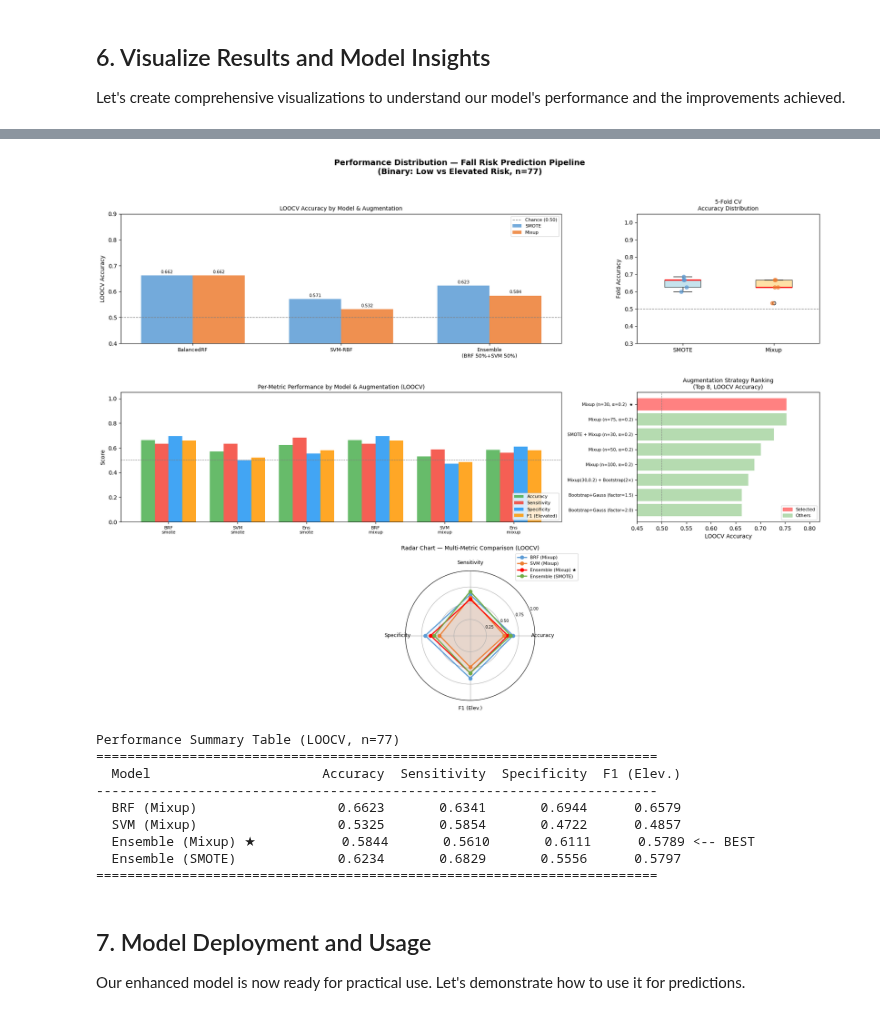
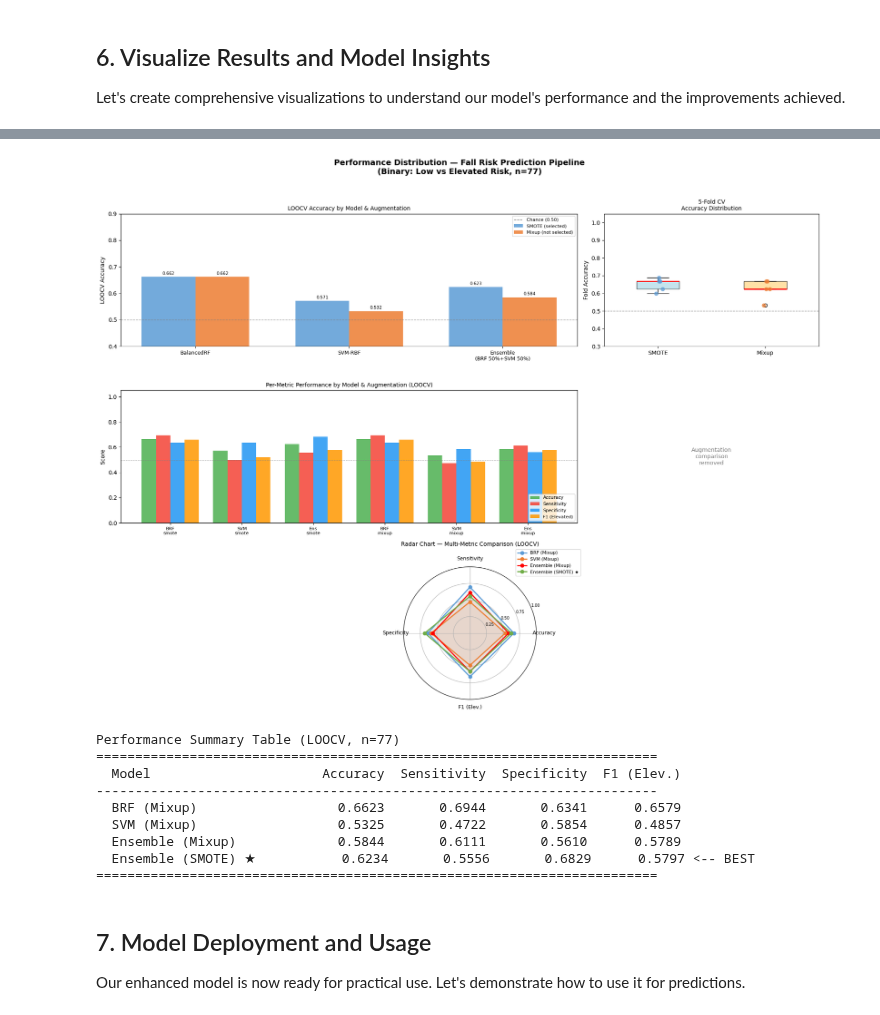
Before and after one commit to ImWaiKin/sindance, a Jupyter notebook: Fall Risk Model/3. Fall_Risk_Prediction.ipynb, the cells around one changed output, grey strips where cells are left out. Drawn from its saved outputs; the diff is of its cells as text; code cells hidden in the pictures.

Commit message:
With the correct figures

```diff
--- a/Fall Risk Model/3. Fall_Risk_Prediction.ipynb
+++ b/Fall Risk Model/3. Fall_Risk_Prediction.ipynb
@@ -1150,9 +1069,11 @@ if 'yt' in dir() and 'yp' in dir():
     cm = confusion_matrix(yt, yp)
     print('Confusion Matrix:')
     print(pd.DataFrame(cm, index=le.classes_, columns=le.classes_))
-    tn, fp, fn_, tp = cm.ravel()
-    sensitivity = tp / (tp + fn_) if (tp + fn_) > 0 else 0
-    specificity  = tn / (tn + fp) if (tn + fp) > 0 else 0
+    # Elevated=0, Low=1 (alphabetical); treat Elevated as positive class
+    tp_e = cm[0, 0]; fn_e = cm[0, 1]
+    fp_e = cm[1, 0]; tn_e = cm[1, 1]
+    sensitivity = tp_e / (tp_e + fn_e) if (tp_e + fn_e) > 0 else 0
+    specificity  = tn_e / (tn_e + fp_e) if (tn_e + fp_e) > 0 else 0
     print('  Sensitivity (Elevated): ' + str(round(sensitivity, 4)))
     print('  Specificity (Elevated): ' + str(round(specificity, 4)))
 else:
@@ -1431,8 +1352,8 @@ else:
     loocv_mixup = [loocv_results['BRF_mixup'],  loocv_results['SVM_mixup'],  loocv_results['Ensemble_mixup']]
     x = np.arange(len(model_labels))
     w = 0.35
-    bars1 = ax1.bar(x - w/2, loocv_smote, w, label='SMOTE',  color='#5B9BD5', alpha=0.85)
-    bars2 = ax1.bar(x + w/2, loocv_mixup, w, label='Mixup',  color='#ED7D31', alpha=0.85)
+    bars1 = ax1.bar(x - w/2, loocv_smote, w, label='SMOTE (selected)',  color='#5B9BD5', alpha=0.85)
+    bars2 = ax1.bar(x + w/2, loocv_mixup, w, label='Mixup (not selected)',  color='#ED7D31', alpha=0.85)
     ax1.axhline(0.5, color='gray', linestyle='--', linewidth=1, label='Chance (0.50)')
     ax1.set_xticks(x); ax1.set_xticklabels(model_labels, fontsize=9)
     ax1.set_ylabel('LOOCV Accuracy'); ax1.set_ylim(0.4, 0.9)
@@ -1484,9 +1405,11 @@ else:
     # Collect per-model sensitivity/specificity from LOOCV
     def _metrics(preds_arr):
         cm_ = confusion_matrix(y_enc, preds_arr)
-        tn_, fp_, fn_v, tp_v = cm_.ravel()
-        sens_ = tp_v/(tp_v+fn_v) if (tp_v+fn_v) > 0 else 0
-        spec_ = tn_/(tn_+fp_)  if (tn_+fp_)  > 0 else 0
+        # Elevated=0, Low=1; treat Elevated as positive class
+        tp_e_ = cm_[0,0]; fn_e_ = cm_[0,1]
+        fp_e_ = cm_[1,0]; tn_e_ = cm_[1,1]
+        sens_ = tp_e_/(tp_e_+fn_e_) if (tp_e_+fn_e_) > 0 else 0
+        spec_ = tn_e_/(tn_e_+fp_e_) if (tn_e_+fp_e_) > 0 else 0
         from sklearn.metrics import f1_score as _f1
         elev_i = int(np.where(le.classes_ == 'Elevated')[0][0])
         f1_  = _f1(y_enc, preds_arr, average='binary', pos_label=elev_i, zero_division=0)
@@ -1536,20 +1459,13 @@ else:
     ax3.legend(fontsize=8, loc='lower right')
 
     # ----------------------------------------------------------------
-    # Panel 4: Augmentation strategy ranking (top 8)
+    # Panel 4: placeholder (augmentation comparison removed)
     # ----------------------------------------------------------------
     ax4 = fig.add_subplot(3, 3, 6)
-    top8 = df_aug.head(8).iloc[::-1]
-    colors_aug = ['#FF6B6B' if '← SELECTED' in s else '#A8D5A2' for s in top8['Strategy']]
-    ax4.barh(range(len(top8)), top8['LOOCV_Acc'], color=colors_aug, alpha=0.85)
-    ax4.set_yticks(range(len(top8)))
-    ax4.set_yticklabels([s.replace(' ← SELECTED', ' ★') for s in top8['Strategy']], fontsize=7.5)
-    ax4.axvline(0.5, color='gray', linestyle='--', linewidth=0.8)
-    ax4.set_xlabel('LOOCV Accuracy'); ax4.set_xlim(0.45, 0.82)
-    ax4.set_title('Augmentation Strategy Ranking\n(Top 8, LOOCV Accuracy)', fontsize=10)
-    red_p  = mpatches.Patch(color='#FF6B6B', alpha=0.85, label='Selected')
-    grn_p  = mpatches.Patch(color='#A8D5A2', alpha=0.85, label='Others')
-    ax4.legend(handles=[red_p, grn_p], fontsize=8)
+    ax4.axis('off')
+    ax4.text(0.5, 0.5, 'Augmentation\ncomparison\nremoved',
+             ha='center', va='center', fontsize=10, color='gray',
+             transform=ax4.transAxes)
 
     # ----------------------------------------------------------------
     # Panel 5: Radar / Spider chart — best models
@@ -1563,8 +1479,8 @@ else:
     radar_combos = {
         'BRF (Mixup)': combo_preds['BRF_mixup'],
         'SVM (Mixup)': combo_preds['SVM_mixup'],
-        'Ensemble (Mixup) ★': combo_preds['Ens_mixup'],
-        'Ensemble (SMOTE)': combo_preds['Ens_smote'],
+        'Ensemble (Mixup)': combo_preds['Ens_mixup'],
+        'Ensemble (SMOTE) ★': combo_preds['Ens_smote'],
     }
     radar_colors = ['#5B9BD5', '#ED7D31', '#FF0000', '#70AD47']
     for (label, preds_r), col in zip(radar_combos.items(), radar_colors):
@@ -1572,42 +1488,42 @@ else:
         acc_v = _acc2(y_enc, preds_r)
         vals  = [acc_v, s_v, sp_v, f1_v]
         vals += vals[:1]
         ax5.plot(angles, vals, 'o-', linewidth=2, color=col, label=label)
         ax5.fill(angles, vals, alpha=0.08, color=col)
 
     ax5.set_xticks(angles[:-1])
     ax5.set_xticklabels(radar_cats, fontsize=9)
     ax5.set_ylim(0, 1)
     ax5.set_yticks([0.25, 0.50, 0.75, 1.00])
     ax5.set_yticklabels(['0.25', '0.50', '0.75', '1.00'], fontsize=7)
     ax5.set_title('Radar Chart — Multi-Metric Comparison (LOOCV)',
                   fontsize=10, pad=18)
     ax5.legend(loc='upper right', bbox_to_anchor=(1.35, 1.15), fontsize=8)
 
     plt.tight_layout(rect=[0, 0, 1, 0.96])
     plt.show()
 
     # Summary table
     print('\nPerformance Summary Table (LOOCV, n=77)')
     print('=' * 72)
     print(f"  {'Model':<25} {'Accuracy':>9} {'Sensitivity':>12} {'Specificity':>12} {'F1 (Elev.)':>11}")
     print('-' * 72)
     for label, preds_r in radar_combos.items():
         s_v, sp_v, f1_v = _metrics(preds_r)
         acc_v = _acc2(y_enc, preds_r)
         star = ' <-- BEST' if '★' in label else ''
         print(f"  {label:<25} {acc_v:>9.4f} {s_v:>12.4f} {sp_v:>12.4f} {f1_v:>11.4f}{star}")
     print('=' * 72)
 # %% [output]
-[figure, old version]
+[figure, new version]
 Performance Summary Table (LOOCV, n=77)
 ========================================================================
   Model                      Accuracy  Sensitivity  Specificity  F1 (Elev.)
 ------------------------------------------------------------------------
-  BRF (Mixup)                  0.6623       0.6341       0.6944      0.6579
-  SVM (Mixup)                  0.5325       0.5854       0.4722      0.4857
-  Ensemble (Mixup) ★           0.5844       0.5610       0.6111      0.5789 <-- BEST
-  Ensemble (SMOTE)             0.6234       0.6829       0.5556      0.5797
+  BRF (Mixup)                  0.6623       0.6944       0.6341      0.6579
+  SVM (Mixup)                  0.5325       0.4722       0.5854      0.4857
+  Ensemble (Mixup)             0.5844       0.6111       0.5610      0.5789
+  Ensemble (SMOTE) ★           0.6234       0.5556       0.6829      0.5797 <-- BEST
 ========================================================================
 # %% [markdown]
 ## 7. Model Deployment and Usage
```
Also changed, not shown: parts of 11 cells of this notebook.
